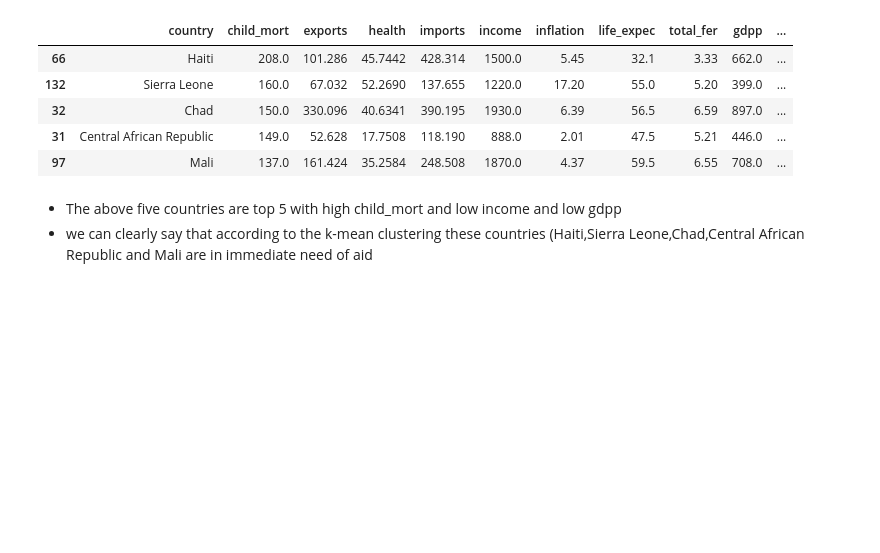
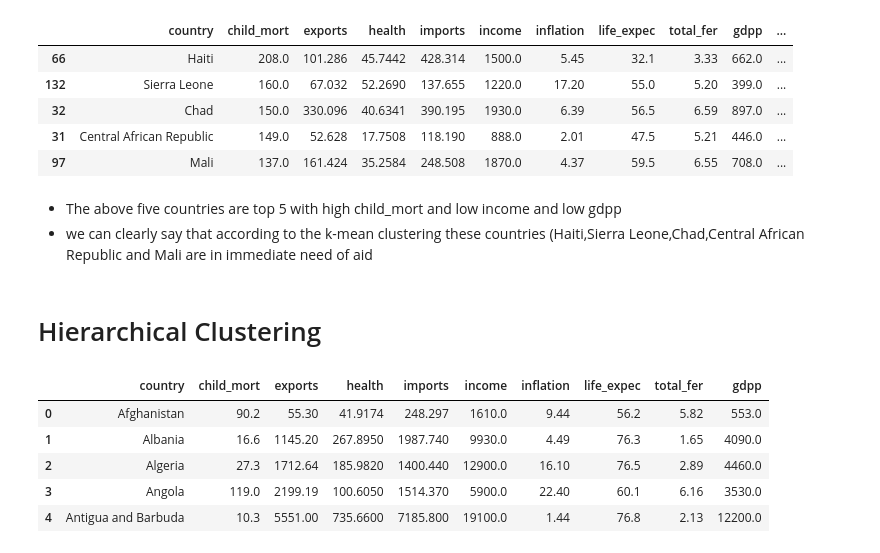
Before and after one commit to Arch0/Analysis-of-country-dataset-, a Jupyter notebook: Untitled1.ipynb, the cells around one changed output. Drawn from its saved outputs; the diff is of its cells as text; code cells hidden in the pictures; blank space fills up the shorter version.

```diff
--- a/Untitled1.ipynb
+++ b/Untitled1.ipynb
@@ -380,3 +380,14 @@ df.kmean[df.kmean['label'] ==1].sort_values(by = ['child_mort','gdpp','income'],
 # %% [markdown]
 * The above five countries are top 5 with high child_mort and low income and low gdpp
 * we can clearly say that according to the k-mean clustering these countries (Haiti,Sierra Leone,Chad,Central African Republic and Mali are in immediate need of aid
+# %% [markdown]
+# Hierarchical Clustering
+# %%
+df.head()
+# %% [output]
+|  | country | child_mort | exports | health | imports | income | inflation | life_expec | total_fer | gdpp |
+| 0 | Afghanistan | 90.2 | 55.30 | 41.9174 | 248.297 | 1610.0 | 9.44 | 56.2 | 5.82 | 553.0 |
+| 1 | Albania | 16.6 | 1145.20 | 267.8950 | 1987.740 | 9930.0 | 4.49 | 76.3 | 1.65 | 4090.0 |
+| 2 | Algeria | 27.3 | 1712.64 | 185.9820 | 1400.440 | 12900.0 | 16.10 | 76.5 | 2.89 | 4460.0 |
+| 3 | Angola | 119.0 | 2199.19 | 100.6050 | 1514.370 | 5900.0 | 22.40 | 60.1 | 6.16 | 3530.0 |
+| 4 | Antigua and Barbuda | 10.3 | 5551.00 | 735.6600 | 7185.800 | 19100.0 | 1.44 | 76.8 | 2.13 | 12200.0 |
```
Also changed, not shown: parts of 6 cells of this notebook.
